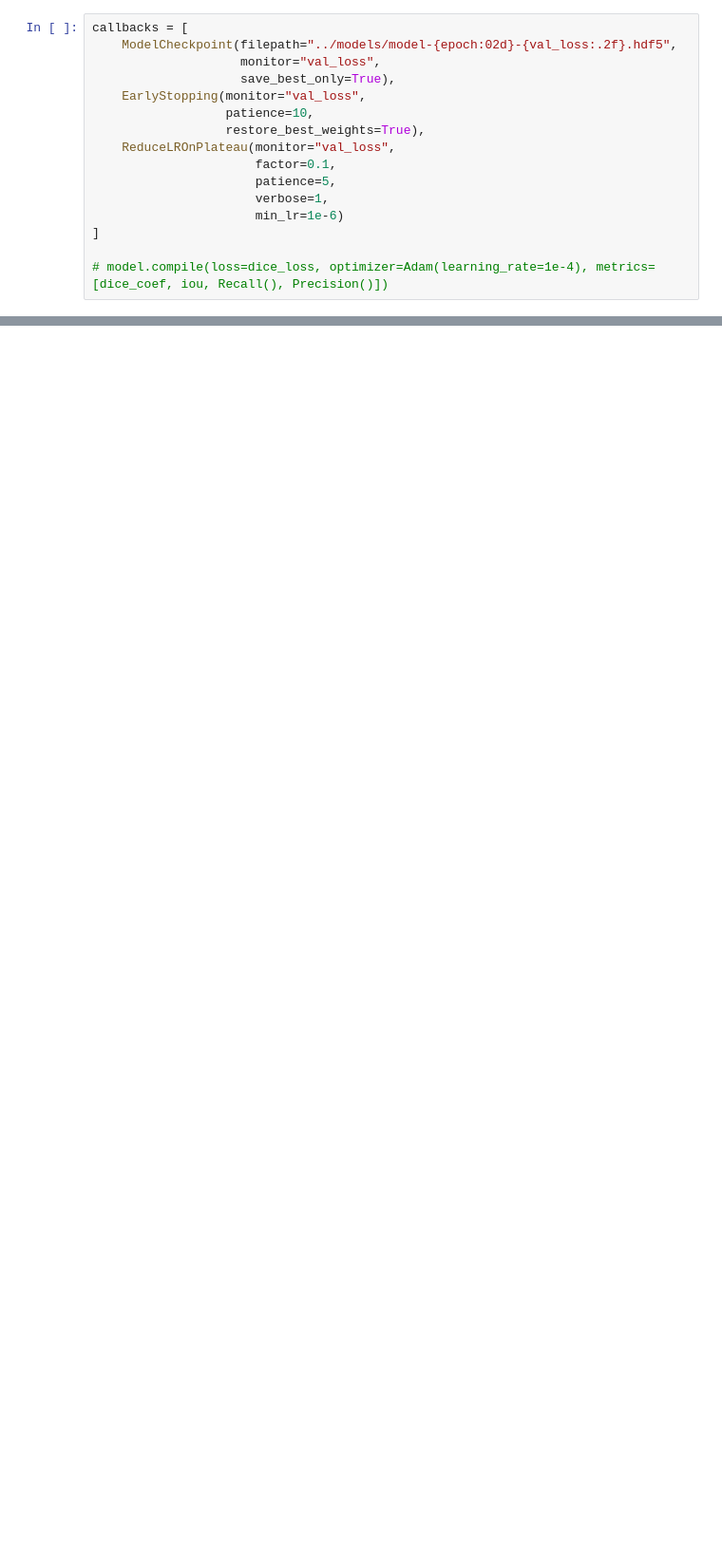
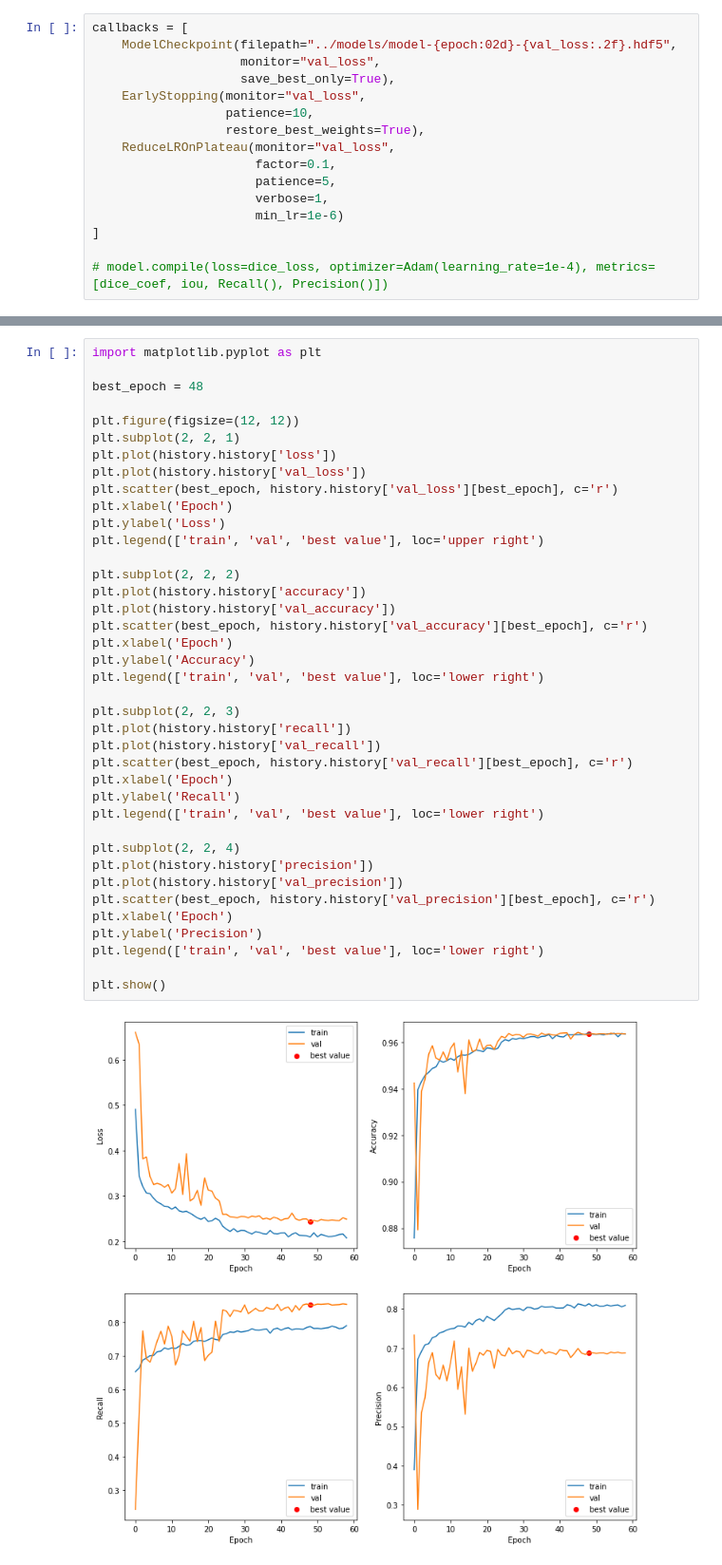
Before and after one commit to D3nz13/Retinal_Blood_Vessels_Segmentation, a Jupyter notebook: notebooks/deep_learning_train.ipynb, the cells around one changed output, grey strips where cells are left out. Shown at 95% size. Cells and saved outputs as stored; diff of their text form; blank space fills up the shorter version.

```diff
--- a/notebooks/deep_learning_train.ipynb
+++ b/notebooks/deep_learning_train.ipynb
@@ -339,3 +239,44 @@ Epoch 53/100
+# %%
+import matplotlib.pyplot as plt
+
+best_epoch = 48
+
+plt.figure(figsize=(12, 12))
+plt.subplot(2, 2, 1)
+plt.plot(history.history['loss'])
+plt.plot(history.history['val_loss'])
+plt.scatter(best_epoch, history.history['val_loss'][best_epoch], c='r')
+plt.xlabel('Epoch')
+plt.ylabel('Loss')
+plt.legend(['train', 'val', 'best value'], loc='upper right')
+
+plt.subplot(2, 2, 2)
+plt.plot(history.history['accuracy'])
+plt.plot(history.history['val_accuracy'])
+plt.scatter(best_epoch, history.history['val_accuracy'][best_epoch], c='r')
+plt.xlabel('Epoch')
+plt.ylabel('Accuracy')
+plt.legend(['train', 'val', 'best value'], loc='lower right')
+
+plt.subplot(2, 2, 3)
+plt.plot(history.history['recall'])
+plt.plot(history.history['val_recall'])
+plt.scatter(best_epoch, history.history['val_recall'][best_epoch], c='r')
+plt.xlabel('Epoch')
+plt.ylabel('Recall')
+plt.legend(['train', 'val', 'best value'], loc='lower right')
+
+plt.subplot(2, 2, 4)
+plt.plot(history.history['precision'])
+plt.plot(history.history['val_precision'])
+plt.scatter(best_epoch, history.history['val_precision'][best_epoch], c='r')
+plt.xlabel('Epoch')
+plt.ylabel('Precision')
+plt.legend(['train', 'val', 'best value'], loc='lower right')
+
+plt.show()
+# %% [output]
+[figure, added]
 # %%
 def make_prediction(img: str) -> np.ndarray:
     img_patch_shape = (64, 64, 3)
```
Also changed, not shown: parts of 8 cells of this notebook.
